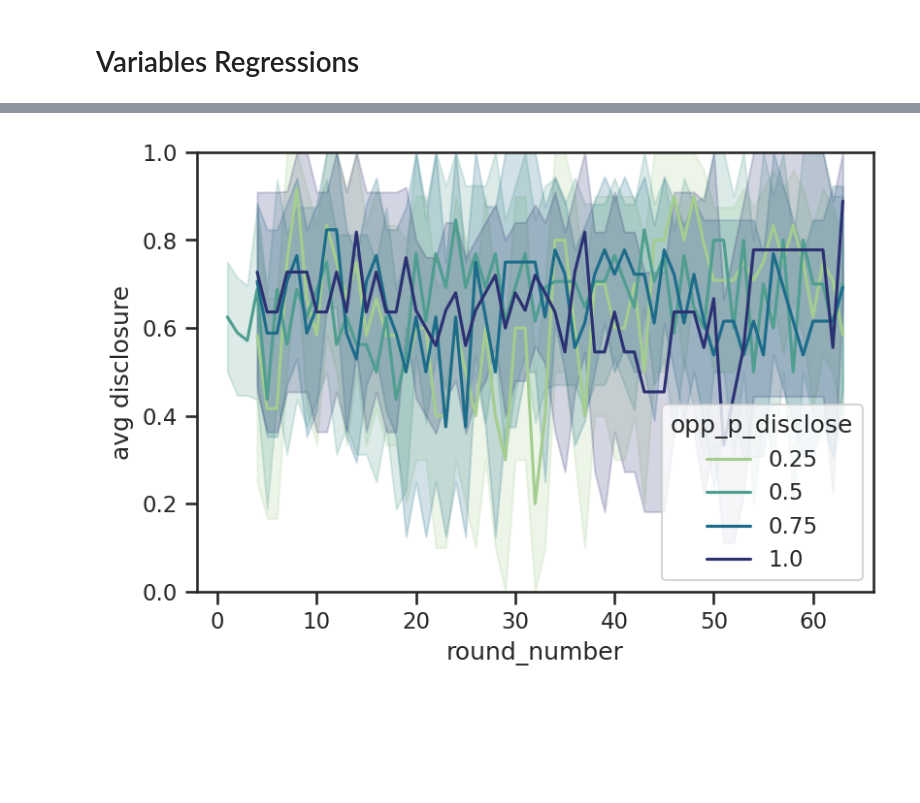
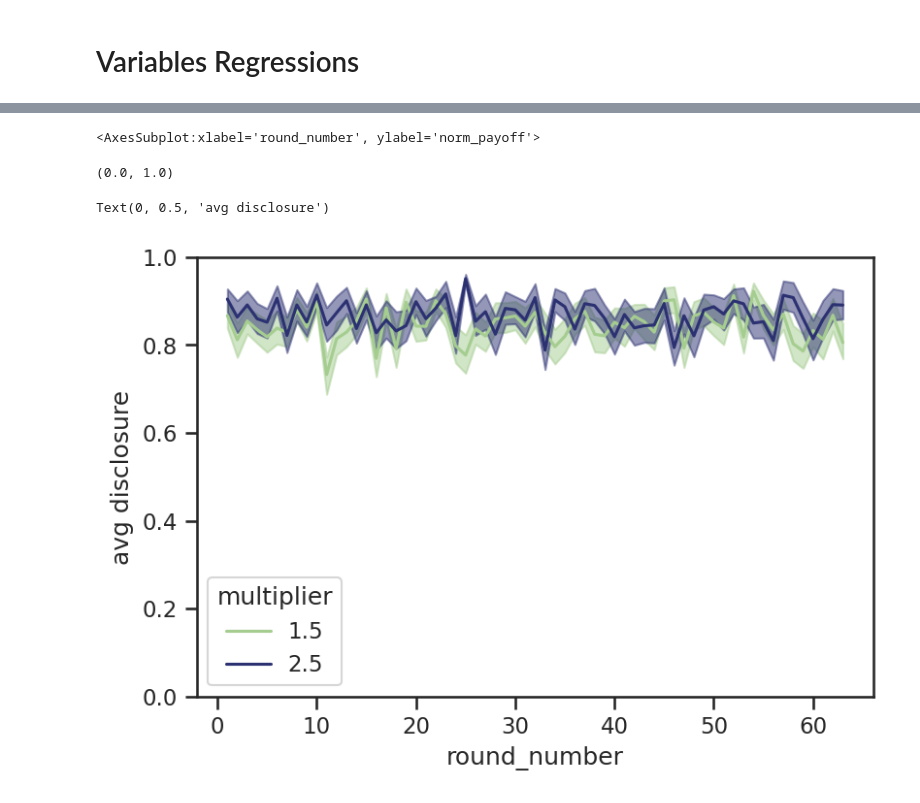
Before and after one commit to bsgarcia/CovidGoodGameAnalysis, a Jupyter notebook: analysis_single.ipynb, the cells around one changed output, grey strips where cells are left out. Drawn from its saved outputs; the diff is of its cells as text; code cells hidden in the pictures; blank space fills up the shorter version.

```diff
--- a/analysis_single.ipynb
+++ b/analysis_single.ipynb
@@ -38,8 +41,8 @@ def add_max_payoff(df, cost=None, with_group=True):
         for i, d in df.iterrows():
             t1 = d['multiplier']
             t2 = d['opp_multiplier']
-            c1 = d['disclose']
-            c2 = d['opp_disclose']
+            c1 = int(d['disclose'])
+            c2 = int(d['opp_disclose'])
 
             max_payoff = matching[t1, t2]
 
@@ -110,8 +113,9 @@ def remove_incomplete_sub(df, n):
     count = 0
     for i in df['prolific_id'].unique():
         count += len(df[df['prolific_id'] == i]) == n
-        if len(df[df['prolific_id'] == i]) != n:
-            df = df[df['prolific_id'] != i]
+    # exclude prolific ids with incomplete data (!= n)
+    df = df[df.prolific_id.isin(
+        df.prolific_id.value_counts()[df.prolific_id.value_counts() == n].index)]
     return df, count
 # %% [markdown]
 # Data clearning
@@ -250,0 +360,25 @@ Notes:
+# %%
+selected_exp = 4
+df = dfs[selected_exp].copy()
+vd = 'disclose'
+
+model1 = smf.logit(formula='disclose ~ contribution * C(multiplier)', data=df, skip_hessian=True).fit()
+# model2 = smf.ols(formula='norm_payoff ~ disclose + multiplier', data=x).fit()
+model1.summary()
+
+# fig, axs = plt.subplots(1, 2)
+sns.set_palette('Set2')
+plt.figure(figsize=(8, 6))
+sns.lmplot(
+   x='contribution',
+   y=vd, hue='multiplier', data=df,
+   logistic=True,
+   scatter_kws=dict(clip_on=False, zorder=10, alpha=.4, edgecolor='white', lw=1.5, s=50))
+# plt.ylim(.7,1)
+plt.xlim(-1,11)
+# remove left spines and set smart bounds
+sns.despine(right=True, top=True, trim=True)
+# plt.gca().spines['bottom'].set_smart_bounds(True)
+plt.show()
+
+model1.summary()
@@ -384,13 +678,17 @@ T-test  0.751  0.248152
 # %%
-
-sns.set_palette("crest")
+selected_exp = 4
+df = dfs[selected_exp].copy()
+sns.set_palette("Set2")
 
 # Plot the responses for different events and regions
-sns.lineplot(x="round_number", y="disclose",
-             hue="opp_p_disclose",
-             data=df, palette='crest')
+sns.lineplot(x="round_number", y="norm_payoff",
+             hue="multiplier",
+             data=df, palette='crest', ci=68, err_style='band', err_kws={'alpha': 0.5})
 plt.ylim([0, 1])
 plt.ylabel('avg disclosure')
 plt.show()
 # %% [output]
+<AxesSubplot:xlabel='round_number', ylabel='norm_payoff'>
+(0.0, 1.0)
+Text(0, 0.5, 'avg disclosure')
-[figure, old version]
+[figure, new version]
```
Also changed, not shown: parts of 14 cells of this notebook, 11 other files.
